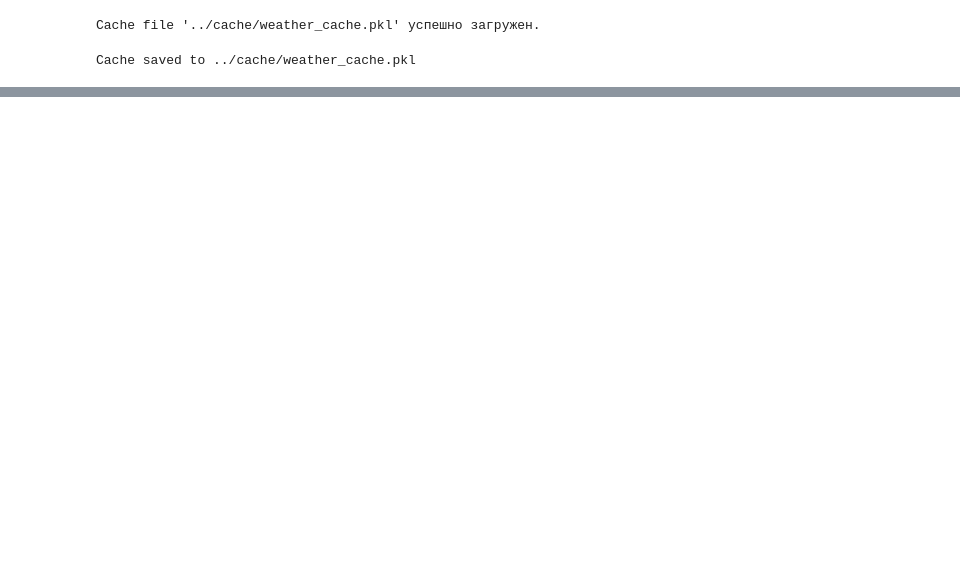
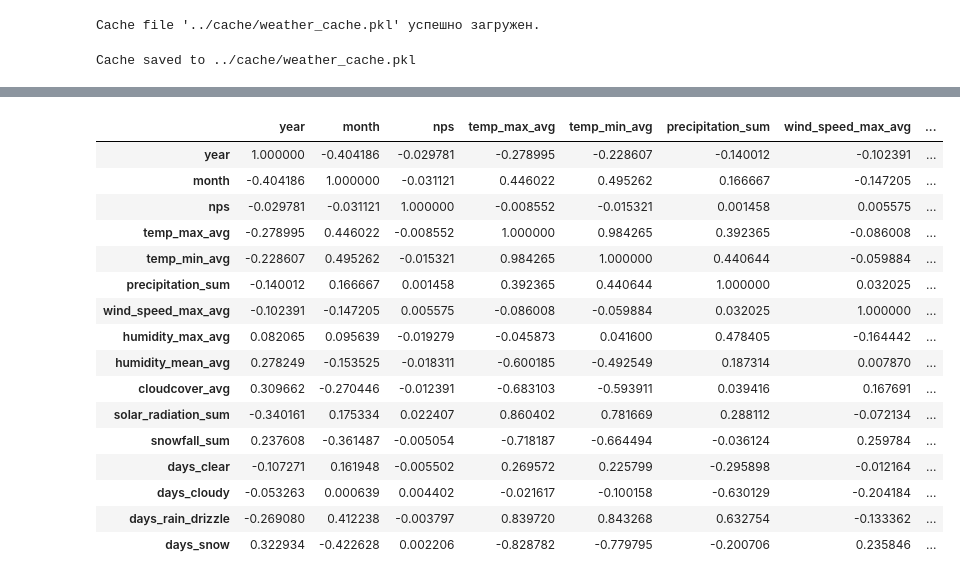
Before and after one commit to rokerius/CU_TL_Megafon_NPS, a Jupyter notebook: denis/weather_data/workbook.ipynb, the cells around one changed output, grey strips where cells are left out. Drawn from its saved outputs; the diff is of its cells as text; code cells hidden in the pictures; blank space fills up the shorter version.

```diff
--- a/denis/weather_data/workbook.ipynb
+++ b/denis/weather_data/workbook.ipynb
@@ -96,0 +117,21 @@ df_weather
+# %%
+df_weather_lin = df_weather.drop(['state', 'start_date'], axis=1)
+df_weather_lin.corr()
+# %% [output]
+|  | year | month | nps | temp_max_avg | temp_min_avg | precipitation_sum | wind_speed_max_avg | ... |
+| year | 1.000000 | -0.404186 | -0.029781 | -0.278995 | -0.228607 | -0.140012 | -0.102391 | ... |
+| month | -0.404186 | 1.000000 | -0.031121 | 0.446022 | 0.495262 | 0.166667 | -0.147205 | ... |
+| nps | -0.029781 | -0.031121 | 1.000000 | -0.008552 | -0.015321 | 0.001458 | 0.005575 | ... |
+| temp_max_avg | -0.278995 | 0.446022 | -0.008552 | 1.000000 | 0.984265 | 0.392365 | -0.086008 | ... |
+| temp_min_avg | -0.228607 | 0.495262 | -0.015321 | 0.984265 | 1.000000 | 0.440644 | -0.059884 | ... |
+| precipitation_sum | -0.140012 | 0.166667 | 0.001458 | 0.392365 | 0.440644 | 1.000000 | 0.032025 | ... |
+| wind_speed_max_avg | -0.102391 | -0.147205 | 0.005575 | -0.086008 | -0.059884 | 0.032025 | 1.000000 | ... |
+| humidity_max_avg | 0.082065 | 0.095639 | -0.019279 | -0.045873 | 0.041600 | 0.478405 | -0.164442 | ... |
+| humidity_mean_avg | 0.278249 | -0.153525 | -0.018311 | -0.600185 | -0.492549 | 0.187314 | 0.007870 | ... |
+| cloudcover_avg | 0.309662 | -0.270446 | -0.012391 | -0.683103 | -0.593911 | 0.039416 | 0.167691 | ... |
+| solar_radiation_sum | -0.340161 | 0.175334 | 0.022407 | 0.860402 | 0.781669 | 0.288112 | -0.072134 | ... |
+| snowfall_sum | 0.237608 | -0.361487 | -0.005054 | -0.718187 | -0.664494 | -0.036124 | 0.259784 | ... |
+| days_clear | -0.107271 | 0.161948 | -0.005502 | 0.269572 | 0.225799 | -0.295898 | -0.012164 | ... |
+| days_cloudy | -0.053263 | 0.000639 | 0.004402 | -0.021617 | -0.100158 | -0.630129 | -0.204184 | ... |
+| days_rain_drizzle | -0.269080 | 0.412238 | -0.003797 | 0.839720 | 0.843268 | 0.632754 | -0.133362 | ... |
+| days_snow | 0.322934 | -0.422628 | 0.002206 | -0.828782 | -0.779795 | -0.200706 | 0.235846 | ... |
```
Also changed, not shown: parts of 27 cells of this notebook, 1 other file.
